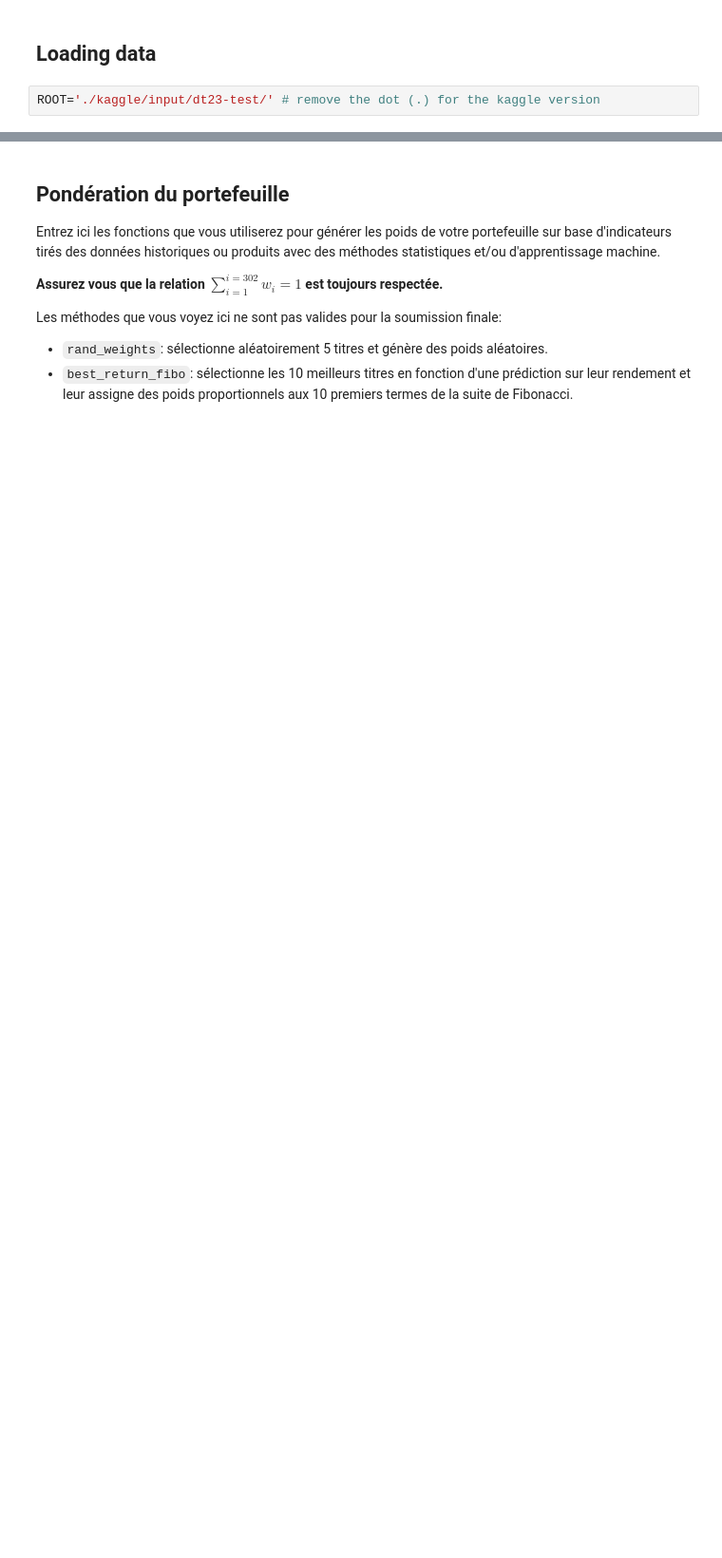
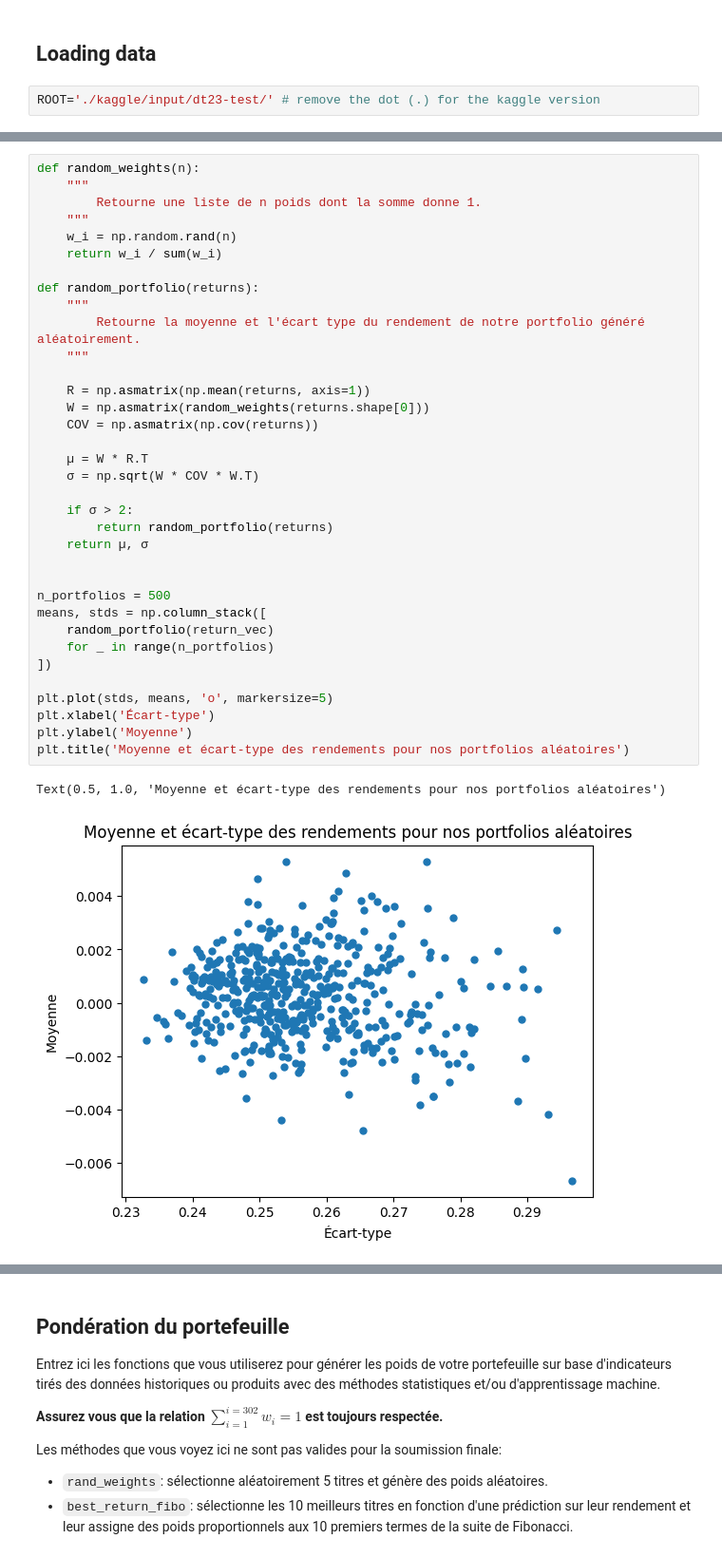
Before and after one commit to l9kd1/datathon-23, a Jupyter notebook: main.ipynb, the cells around one changed output, grey strips where cells are left out. Shown: that part at 95% size. Drawn from its saved outputs; the diff is of its cells as text; blank space fills up the shorter version.

```diff
--- a/main.ipynb
+++ b/main.ipynb
@@ -55,0 +66,38 @@ adjusted_close.head()
+# %%
+def random_weights(n):
+    """
+        Retourne une liste de n poids dont la somme donne 1.
+    """
+    w_i = np.random.rand(n)
+    return w_i / sum(w_i)
+
+def random_portfolio(returns):
+    """
+        Retourne la moyenne et l'écart type du rendement de notre portfolio généré aléatoirement.
+    """
+
+    R = np.asmatrix(np.mean(returns, axis=1))
+    W = np.asmatrix(random_weights(returns.shape[0]))
+    COV = np.asmatrix(np.cov(returns))
+
+    µ = W * R.T
+    σ = np.sqrt(W * COV * W.T)
+
+    if σ > 2:
+        return random_portfolio(returns)
+    return µ, σ
+
+
+n_portfolios = 500
+means, stds = np.column_stack([
+    random_portfolio(return_vec)
+    for _ in range(n_portfolios)
+])
+
+plt.plot(stds, means, 'o', markersize=5)
+plt.xlabel('Écart-type')
+plt.ylabel('Moyenne')
+plt.title('Moyenne et écart-type des rendements pour nos portfolios aléatoires')
+# %% [output]
+Text(0.5, 1.0, 'Moyenne et écart-type des rendements pour nos portfolios aléatoires')
+[figure, added]
```
Also changed, not shown: parts of 13 cells of this notebook, 1 other file.
